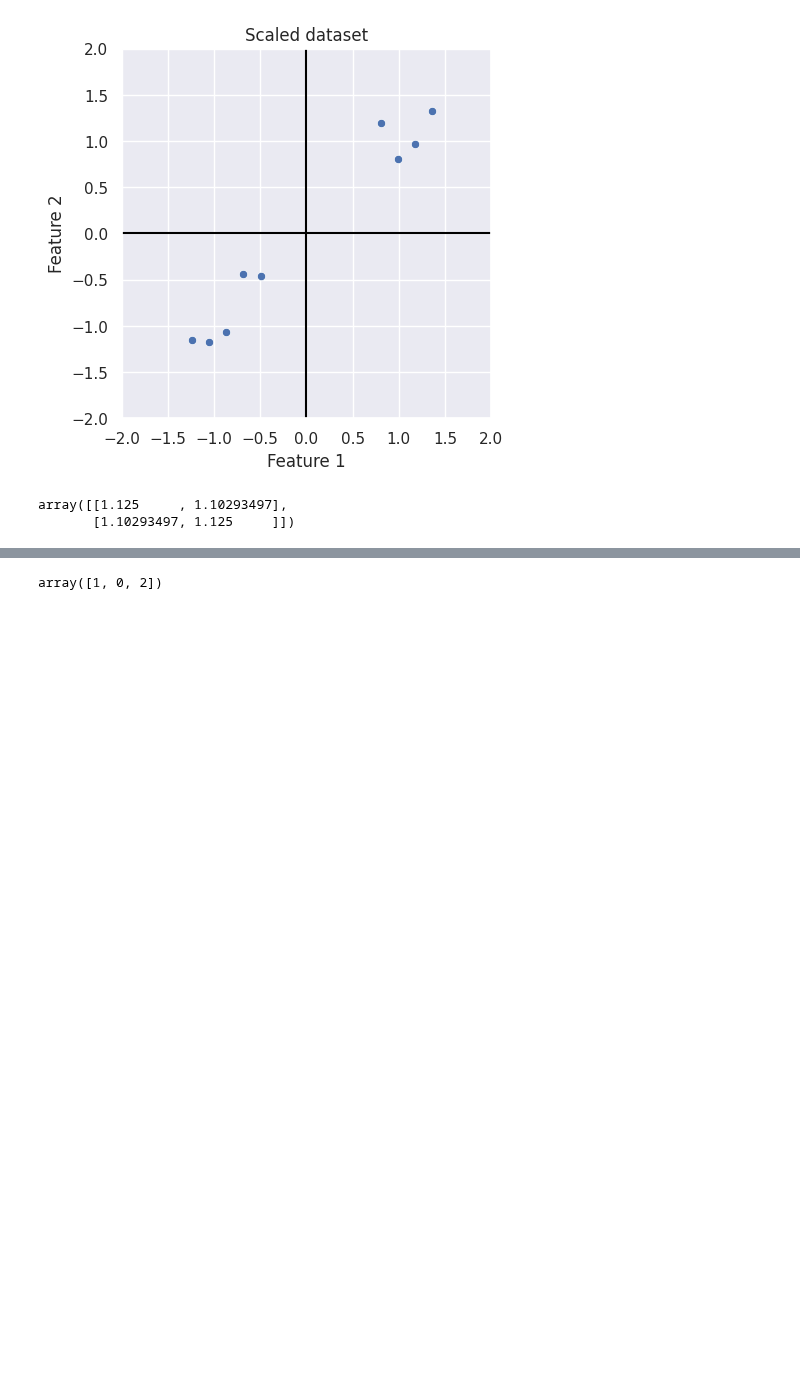
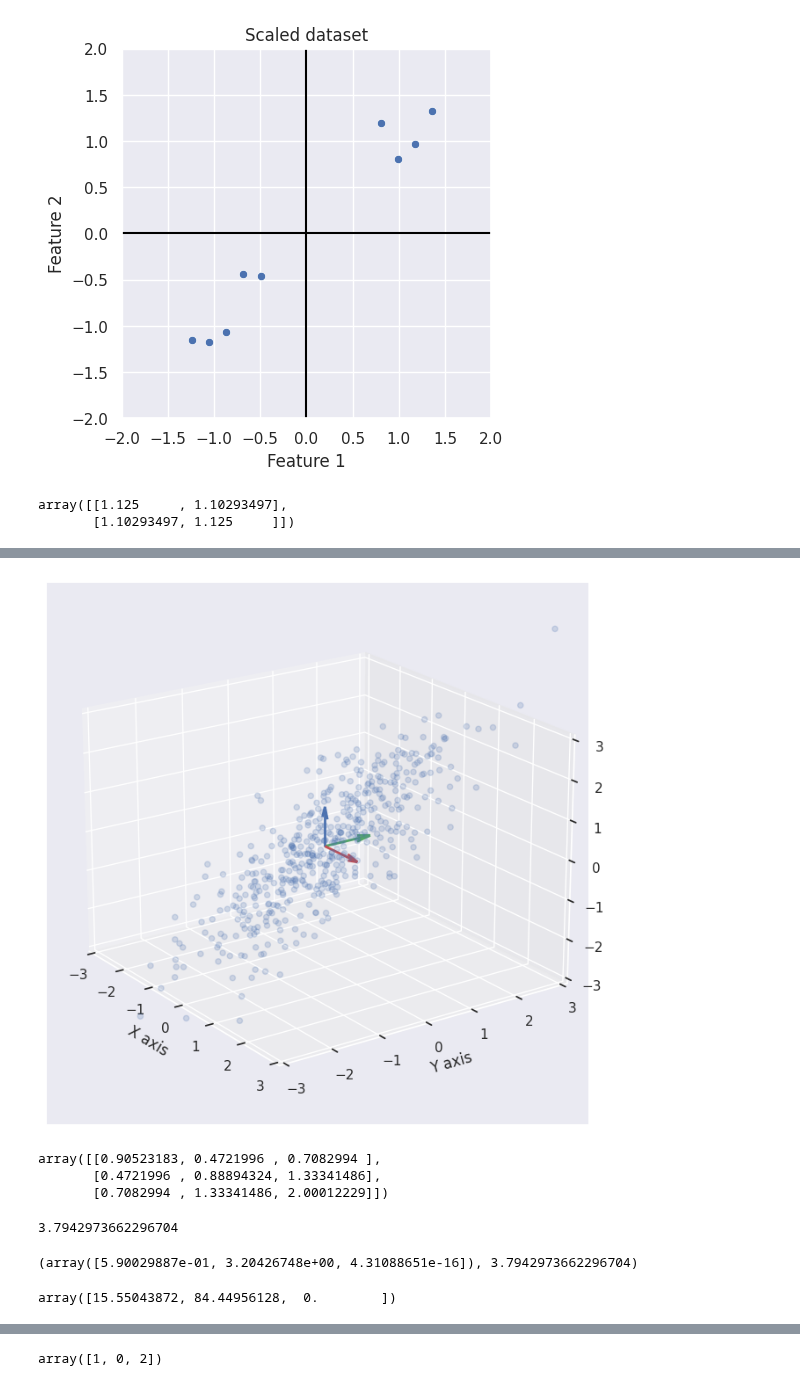
Before and after one commit to spencer18001/Clustering-And-Dimensionality-Reduction---Deep-Dive, a Jupyter notebook: 05/0512.ipynb, the cells around one changed output, grey strips where cells are left out. Cells and saved outputs as stored; diff of their text form; code cells hidden in the pictures; blank space fills up the shorter version.

```diff
--- a/05/0512.ipynb
+++ b/05/0512.ipynb
@@ -72,0 +251,27 @@ array([2.22793497, 0.02206503])
+# %%
+# Plot the data in the original coordinate system
+
+plot_data_and_axis(
+    data=np_data_3D,
+    axis_min = -3,
+    axis_max=3,
+    figsize=(8,8)
+) # y, z 平面資料為線性
+# %% [output]
+[figure, added]
+# %%
+# Calculate covariance matrix
+
+cov_mtx = df_3D.cov().to_numpy()
+cov_mtx # x, y 跟資料產生的 cov ([[1,0.5],[0.5,1]]) 類似
+# we didn't center, nor standardize this data
+#   because this data is already centered at origin and all the features already have similar scales
+# z 沒有 standardize
+# %% [output]
+array([[0.90523183, 0.4721996 , 0.7082994 ],
+       [0.4721996 , 0.88894324, 1.33341486],
+       [0.7082994 , 1.33341486, 2.00012229]])
+# %%
+cov_mtx[0,0]+cov_mtx[1,1]+cov_mtx[2,2]
+# %% [output]
+3.7942973662296704
@@ -73,3 +282,14 @@ array([2.22793497, 0.02206503])
+# %%
+eigenvalues, eigenvalues.sum()
+# 資料的真實維度為 2D
+# %% [output]
+(array([5.90029887e-01, 3.20426748e+00, 4.31088651e-16]), 3.7942973662296704)
+# %%
+# explained variance ratio
+np.set_printoptions(suppress=True)
+eigenvalues / np.sum(eigenvalues)*100
+# %% [output]
+array([15.55043872, 84.44956128,  0.        ])
 # %%
 eigenvectors
 # %% [output]
```
Also changed, not shown: parts of 26 cells of this notebook.
